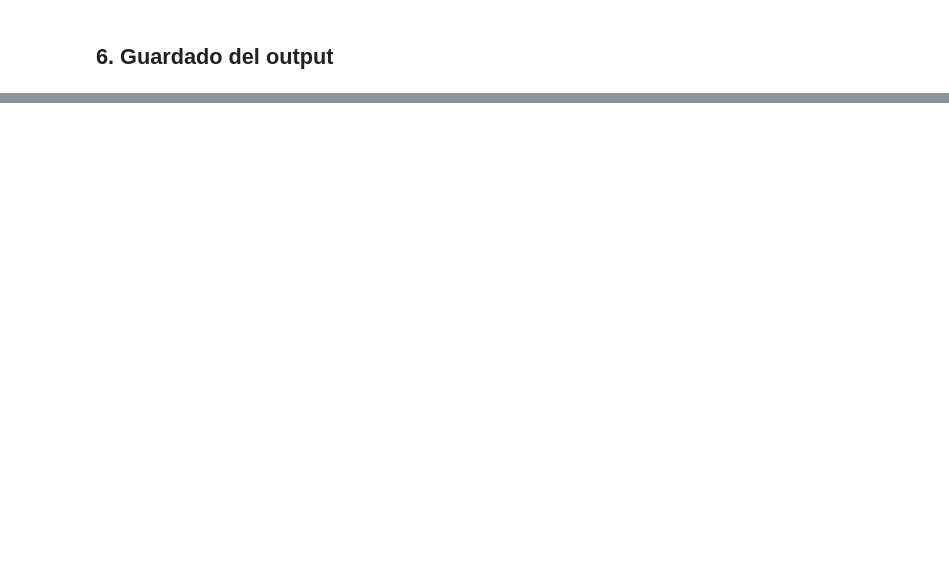
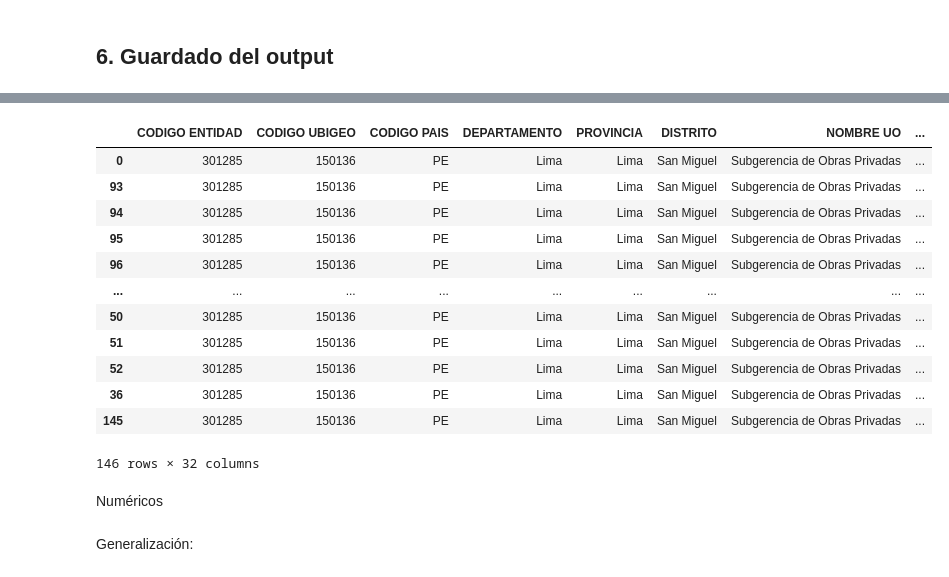
Before and after one commit to LuisPalominoR/Entregable-2, a Jupyter notebook: Entregable_2.ipynb, the cells around one changed output, grey strips where cells are left out. Drawn from its saved outputs; the diff is of its cells as text; code cells hidden in the pictures; blank space fills up the shorter version.

```diff
--- a/Entregable_2.ipynb
+++ b/Entregable_2.ipynb
@@ -1818,0 +2758,2 @@ memory usage: 30.3+ KB
+# %%
+df_ordenado2 = df_ordenado2.drop('MODALIDAD APROBACION NORMALIZADO', axis=1)
@@ -1818,0 +2762,2 @@ memory usage: 30.3+ KB
+# %%
+df_ordenado2['TIPO OBRA'] = df_ordenado2['TIPO OBRA'].astype(str)
@@ -1818,0 +2784,2 @@ memory usage: 30.3+ KB
+# %%
+df_ordenado2['TIPO OBRA'] = df_ordenado2['TIPO OBRA'].str.strip()
@@ -1818,0 +2881,17 @@ memory usage: 30.3+ KB
+# %%
+df_ordenado2['TIPO OBRA'] = df_ordenado2['TIPO OBRA NORMALIZADO']
+df_ordenado2
+# %% [output]
+|  | CODIGO ENTIDAD | CODIGO UBIGEO | CODIGO PAIS | DEPARTAMENTO | PROVINCIA | DISTRITO | NOMBRE UO | ... |
+| 0 | 301285 | 150136 | PE | Lima | Lima | San Miguel | Subgerencia de Obras Privadas | ... |
+| 93 | 301285 | 150136 | PE | Lima | Lima | San Miguel | Subgerencia de Obras Privadas | ... |
+| 94 | 301285 | 150136 | PE | Lima | Lima | San Miguel | Subgerencia de Obras Privadas | ... |
+| 95 | 301285 | 150136 | PE | Lima | Lima | San Miguel | Subgerencia de Obras Privadas | ... |
+| 96 | 301285 | 150136 | PE | Lima | Lima | San Miguel | Subgerencia de Obras Privadas | ... |
+| ... | ... | ... | ... | ... | ... | ... | ... | ... |
+| 50 | 301285 | 150136 | PE | Lima | Lima | San Miguel | Subgerencia de Obras Privadas | ... |
+| 51 | 301285 | 150136 | PE | Lima | Lima | San Miguel | Subgerencia de Obras Privadas | ... |
+| 52 | 301285 | 150136 | PE | Lima | Lima | San Miguel | Subgerencia de Obras Privadas | ... |
+| 36 | 301285 | 150136 | PE | Lima | Lima | San Miguel | Subgerencia de Obras Privadas | ... |
+| 145 | 301285 | 150136 | PE | Lima | Lima | San Miguel | Subgerencia de Obras Privadas | ... |
+146 rows × 32 columns
@@ -1818,0 +2900,4 @@ memory usage: 30.3+ KB
+# %% [markdown]
+Numéricos
+# %% [markdown]
+Generalización:
```
Also changed, not shown: parts of 165 cells of this notebook.
